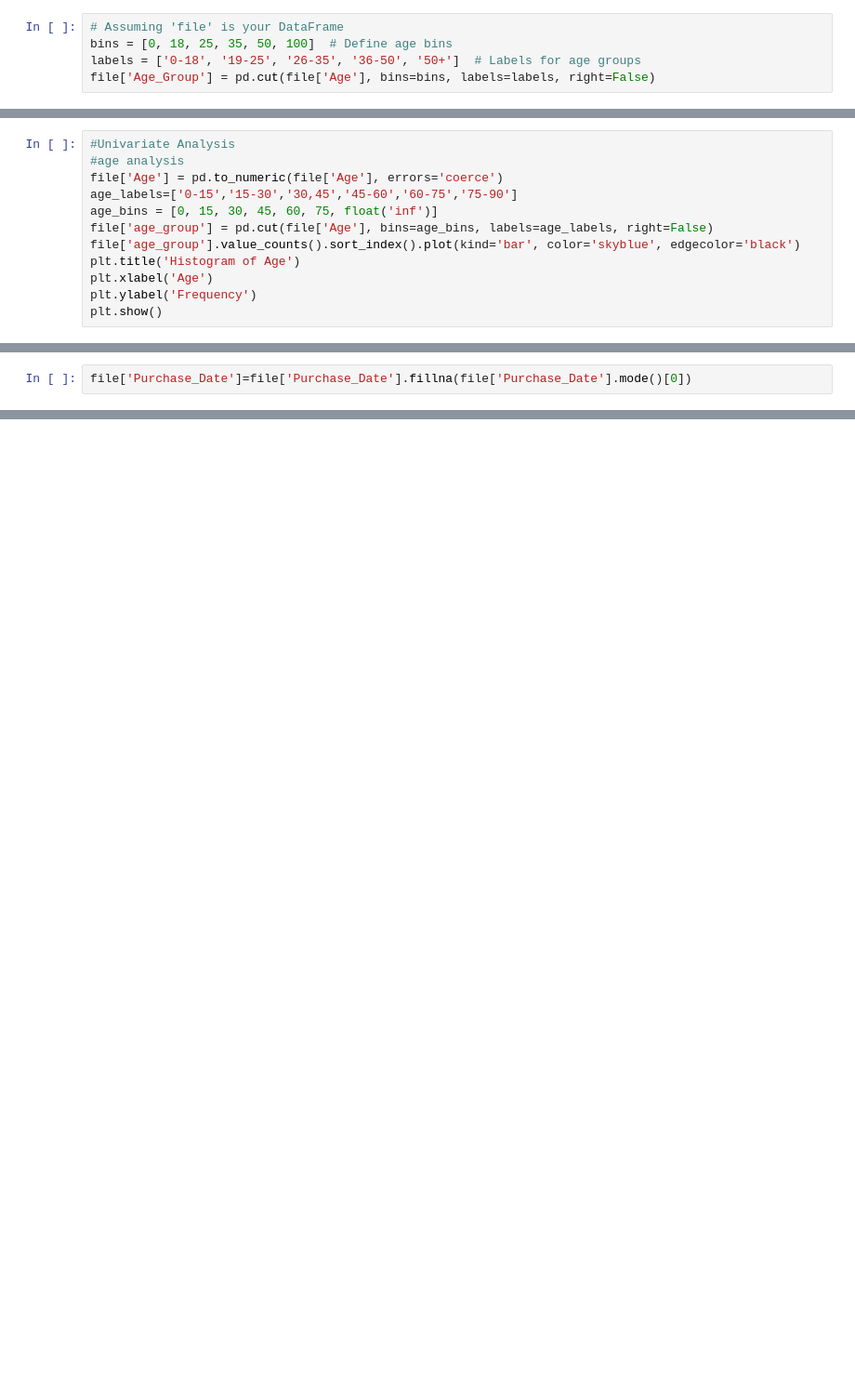
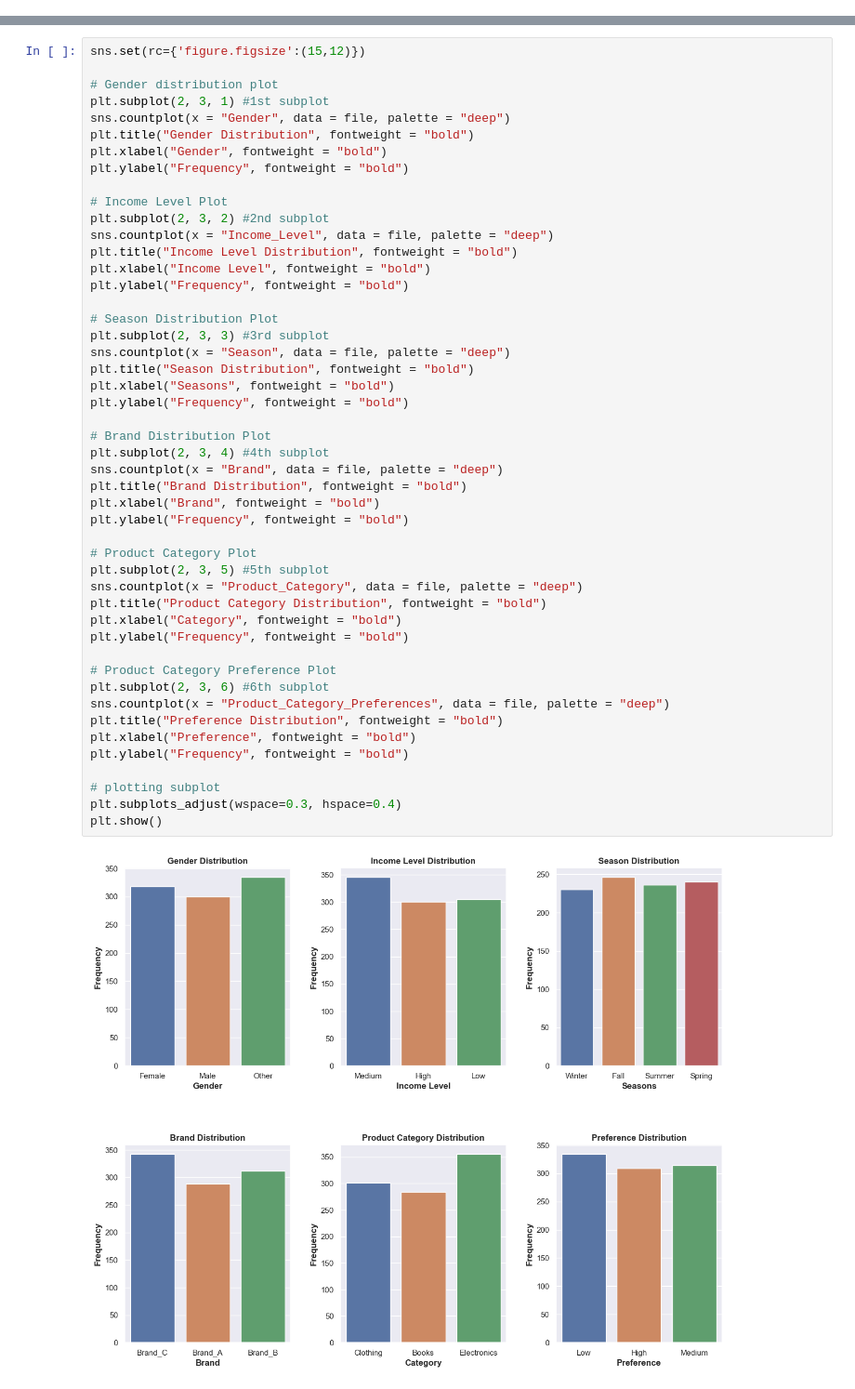
Before and after one commit to Samihassan686/Data-Analysis-Electronics-Department, a Jupyter notebook: F20-1083_F20-0263_F20-0255.ipynb, the cells around one changed output, grey strips where cells are left out. Shown at 93% size. Saved outputs shown, nothing was run; the diff lists cells and outputs as text; blank space fills up the shorter version.

```diff
--- a/F20-1083_F20-0263_F20-0255.ipynb
+++ b/F20-1083_F20-0263_F20-0255.ipynb
@@ -387,5 +30,0 @@ file['Time_Since_Last_Purchase'].fillna(0, inplace=True)  # Fill NaN values with
-# %%
-# Assuming 'file' is your DataFrame
-bins = [0, 18, 25, 35, 50, 100]  # Define age bins
-labels = ['0-18', '19-25', '26-35', '36-50', '50+']  # Labels for age groups
-file['Age_Group'] = pd.cut(file['Age'], bins=bins, labels=labels, right=False)
@@ -536,12 +30,0 @@ plt.show()
-# %%
-#Univariate Analysis
-#age analysis
-file['Age'] = pd.to_numeric(file['Age'], errors='coerce')
-age_labels=['0-15','15-30','30,45','45-60','60-75','75-90']
-age_bins = [0, 15, 30, 45, 60, 75, float('inf')]
-file['age_group'] = pd.cut(file['Age'], bins=age_bins, labels=age_labels, right=False)
-file['age_group'].value_counts().sort_index().plot(kind='bar', color='skyblue', edgecolor='black')
-plt.title('Histogram of Age')
-plt.xlabel('Age')
-plt.ylabel('Frequency')
-plt.show()
@@ -668,2 +30,0 @@ plt.show()
-# %%
-file['Purchase_Date']=file['Purchase_Date'].fillna(file['Purchase_Date'].mode()[0])
@@ -689,0 +109,50 @@ memory usage: 165.4+ KB
+# %%
+sns.set(rc={'figure.figsize':(15,12)})
+
+# Gender distribution plot
+plt.subplot(2, 3, 1) #1st subplot
+sns.countplot(x = "Gender", data = file, palette = "deep")
+plt.title("Gender Distribution", fontweight = "bold")
+plt.xlabel("Gender", fontweight = "bold")
+plt.ylabel("Frequency", fontweight = "bold")
+
+# Income Level Plot
+plt.subplot(2, 3, 2) #2nd subplot
+sns.countplot(x = "Income_Level", data = file, palette = "deep")
+plt.title("Income Level Distribution", fontweight = "bold")
+plt.xlabel("Income Level", fontweight = "bold")
+plt.ylabel("Frequency", fontweight = "bold")
+
+# Season Distribution Plot
+plt.subplot(2, 3, 3) #3rd subplot
+sns.countplot(x = "Season", data = file, palette = "deep")
+plt.title("Season Distribution", fontweight = "bold")
+plt.xlabel("Seasons", fontweight = "bold")
+plt.ylabel("Frequency", fontweight = "bold")
+
+# Brand Distribution Plot
+plt.subplot(2, 3, 4) #4th subplot
+sns.countplot(x = "Brand", data = file, palette = "deep")
+plt.title("Brand Distribution", fontweight = "bold")
+plt.xlabel("Brand", fontweight = "bold")
+plt.ylabel("Frequency", fontweight = "bold")
+
+# Product Category Plot
+plt.subplot(2, 3, 5) #5th subplot
+sns.countplot(x = "Product_Category", data = file, palette = "deep")
+plt.title("Product Category Distribution", fontweight = "bold")
+plt.xlabel("Category", fontweight = "bold")
+plt.ylabel("Frequency", fontweight = "bold")
+
+# Product Category Preference Plot
+plt.subplot(2, 3, 6) #6th subplot
+sns.countplot(x = "Product_Category_Preferences", data = file, palette = "deep")
+plt.title("Preference Distribution", fontweight = "bold")
+plt.xlabel("Preference", fontweight = "bold")
+plt.ylabel("Frequency", fontweight = "bold")
+
+# plotting subplot
+plt.subplots_adjust(wspace=0.3, hspace=0.4)
+plt.show()
+# %% [output]
+[figure, added]
```
Also changed, not shown: parts of 136 cells of this notebook.
